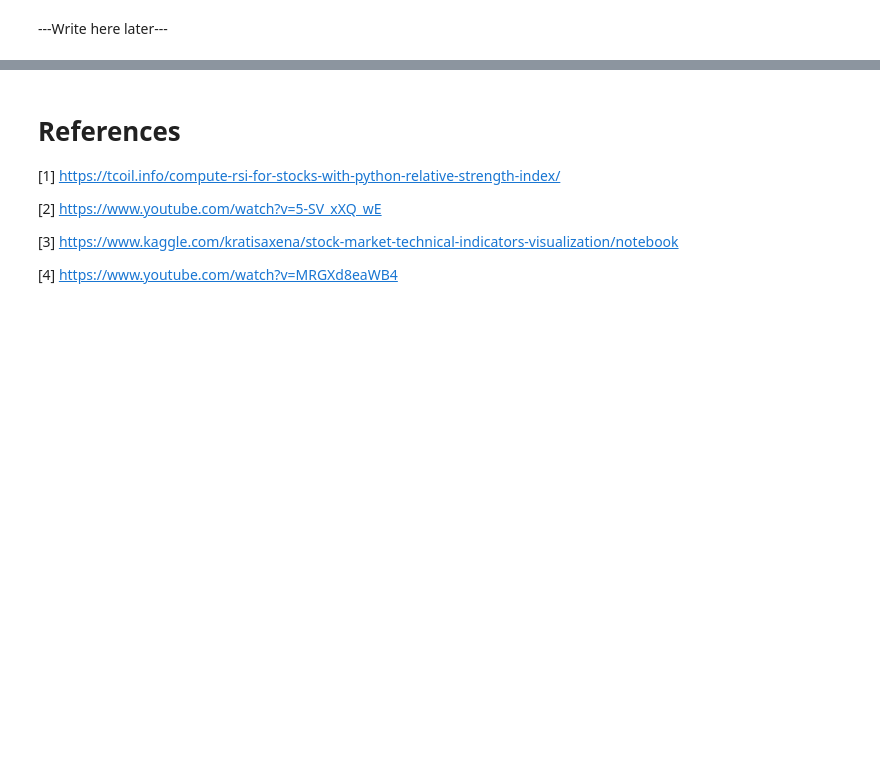
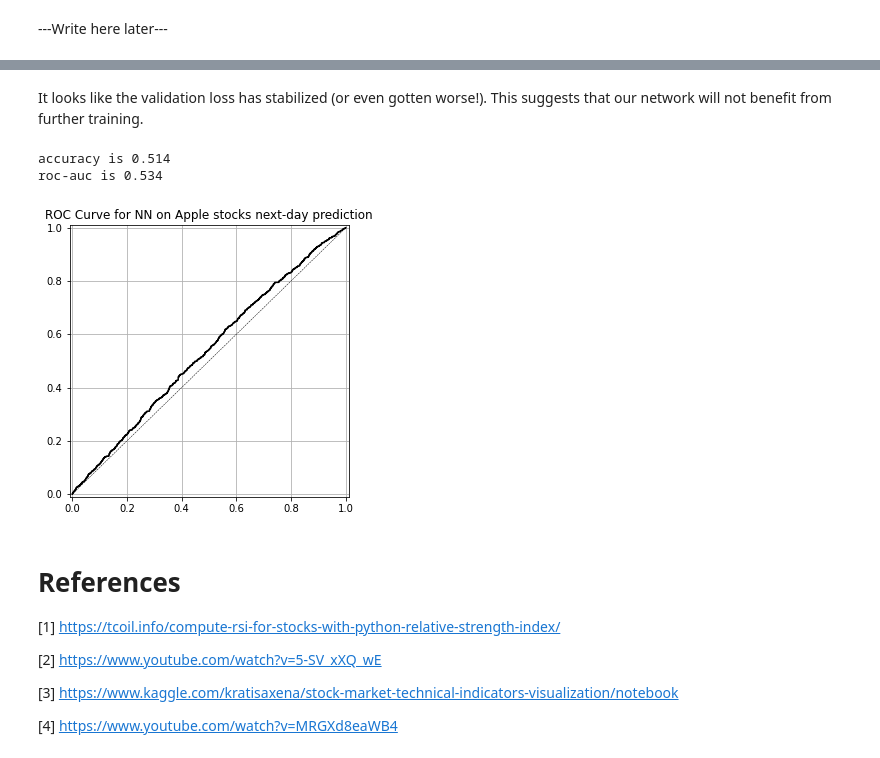
Before and after one commit to GilSasson/AI-DM, a Jupyter notebook: StocksFinalProject.ipynb, the cells around one changed output, grey strips where cells are left out. Cells and saved outputs as stored; diff of their text form; code cells hidden in the pictures; blank space fills up the shorter version.

```diff
--- a/StocksFinalProject.ipynb
+++ b/StocksFinalProject.ipynb
@@ -480,3 +586,17 @@ roc-auc is 0.890
+# %% [markdown]
+It looks like the validation loss has stabilized (or even gotten worse!). This suggests that our network will not benefit from further training.
+# %%
+y_pred_class_nn_1 = (model_1.predict(X_test_norm) > 0.5).astype("int32") # Model does binary classification (e.g. if it uses a sigmoid last-layer activation).
+y_pred_prob_nn_1 = model_1.predict(X_test_norm)
+# Print model performance and plot the roc curve
+print('accuracy is {:.3f}'.format(accuracy_score(y_test,y_pred_class_nn_1)))
+print('roc-auc is {:.3f}'.format(roc_auc_score(y_test,y_pred_prob_nn_1)))
+
+plot_roc(y_test, y_pred_prob_nn_1, 'NN')
+# %% [output]
+accuracy is 0.514
+roc-auc is 0.534
+[figure, added]
 # %% [markdown]
 # **References**
 
```
Also changed, not shown: parts of 24 cells of this notebook.
